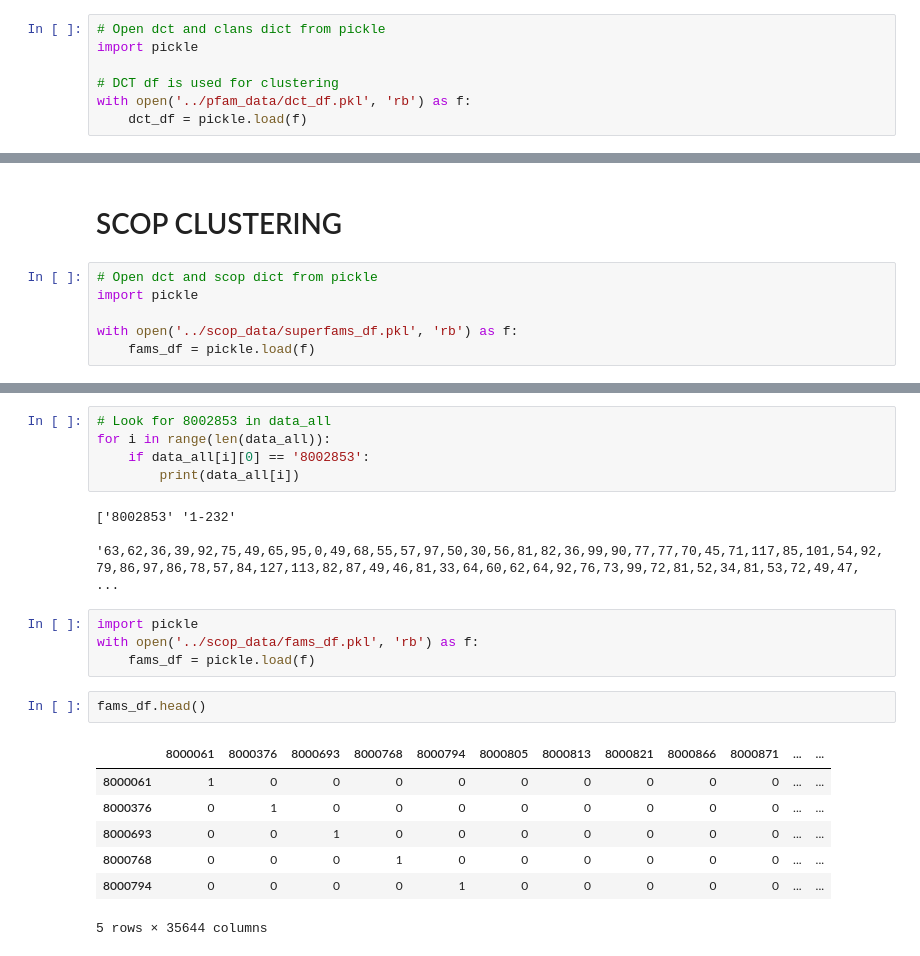
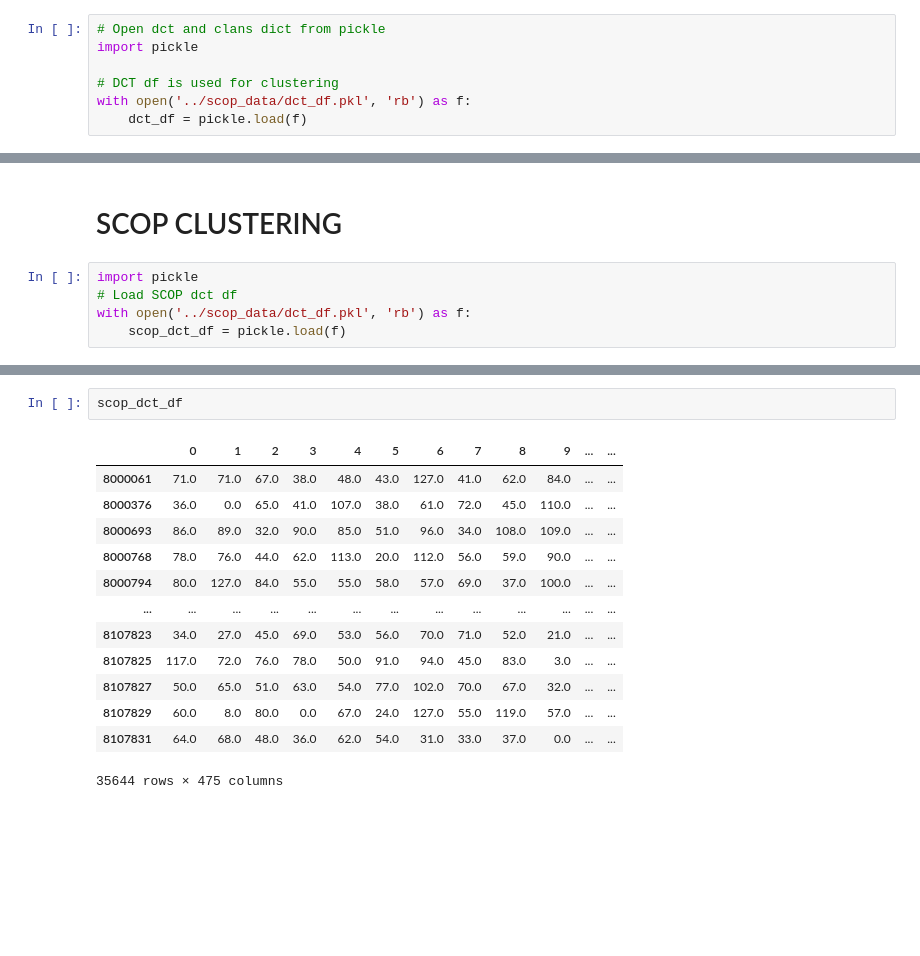
Before and after one commit to biovino1/DCTDomain, a Jupyter notebook: scripts/clusters.ipynb, the cells around one changed output, grey strips where cells are left out. Saved outputs shown, nothing was run; the diff lists cells and outputs as text; blank space fills up the shorter version.

Commit message:
scop dct in df; generalized cluster/comparing

```diff
--- a/scripts/clusters.ipynb
+++ b/scripts/clusters.ipynb
@@ -5,7 +5,7 @@
 import pickle
 
 # DCT df is used for clustering
-with open('../pfam_data/dct_df.pkl', 'rb') as f:
+with open('../scop_data/dct_df.pkl', 'rb') as f:
     dct_df = pickle.load(f)
 # %%
 from scipy.cluster.hierarchy import dendrogram, linkage
@@ -46,8 +46,7 @@ dendrogram(linkage_data)
 # %% [markdown]
 # SCOP CLUSTERING
 # %%
-# Open dct and scop dict from pickle
 import pickle
-
-with open('../scop_data/superfams_df.pkl', 'rb') as f:
-    fams_df = pickle.load(f)
+# Load SCOP dct df
+with open('../scop_data/dct_df.pkl', 'rb') as f:
+    scop_dct_df = pickle.load(f)
@@ -87,22 +53,16 @@ array([['8072807', '1-134',
-# %%
-# Look for 8002853 in data_all
-for i in range(len(data_all)):
-    if data_all[i][0] == '8002853':
-        print(data_all[i])
-# %% [output]
-['8002853' '1-232'
- '63,62,36,39,92,75,49,65,95,0,49,68,55,57,97,50,30,56,81,82,36,99,90,77,77,70,45,71,117,85,101,54,92,79,86,97,86,78,57,84,127,113,82,87,49,46,81,33,64,60,62,64,92,76,73,99,72,81,52,34,81,53,72,49,47, ...
-# %%
-import pickle
-with open('../scop_data/fams_df.pkl', 'rb') as f:
-    fams_df = pickle.load(f)
-# %%
-fams_df.head()
-# %% [output]
-|  | 8000061 | 8000376 | 8000693 | 8000768 | 8000794 | 8000805 | 8000813 | 8000821 | 8000866 | 8000871 | ... | ... |
-| 8000061 | 1 | 0 | 0 | 0 | 0 | 0 | 0 | 0 | 0 | 0 | ... | ... |
-| 8000376 | 0 | 1 | 0 | 0 | 0 | 0 | 0 | 0 | 0 | 0 | ... | ... |
-| 8000693 | 0 | 0 | 1 | 0 | 0 | 0 | 0 | 0 | 0 | 0 | ... | ... |
-| 8000768 | 0 | 0 | 0 | 1 | 0 | 0 | 0 | 0 | 0 | 0 | ... | ... |
-| 8000794 | 0 | 0 | 0 | 0 | 1 | 0 | 0 | 0 | 0 | 0 | ... | ... |
-5 rows × 35644 columns
+# %%
+scop_dct_df
+# %% [output]
+|  | 0 | 1 | 2 | 3 | 4 | 5 | 6 | 7 | 8 | 9 | ... | ... |
+| 8000061 | 71.0 | 71.0 | 67.0 | 38.0 | 48.0 | 43.0 | 127.0 | 41.0 | 62.0 | 84.0 | ... | ... |
+| 8000376 | 36.0 | 0.0 | 65.0 | 41.0 | 107.0 | 38.0 | 61.0 | 72.0 | 45.0 | 110.0 | ... | ... |
+| 8000693 | 86.0 | 89.0 | 32.0 | 90.0 | 85.0 | 51.0 | 96.0 | 34.0 | 108.0 | 109.0 | ... | ... |
+| 8000768 | 78.0 | 76.0 | 44.0 | 62.0 | 113.0 | 20.0 | 112.0 | 56.0 | 59.0 | 90.0 | ... | ... |
+| 8000794 | 80.0 | 127.0 | 84.0 | 55.0 | 55.0 | 58.0 | 57.0 | 69.0 | 37.0 | 100.0 | ... | ... |
+| ... | ... | ... | ... | ... | ... | ... | ... | ... | ... | ... | ... | ... |
+| 8107823 | 34.0 | 27.0 | 45.0 | 69.0 | 53.0 | 56.0 | 70.0 | 71.0 | 52.0 | 21.0 | ... | ... |
+| 8107825 | 117.0 | 72.0 | 76.0 | 78.0 | 50.0 | 91.0 | 94.0 | 45.0 | 83.0 | 3.0 | ... | ... |
+| 8107827 | 50.0 | 65.0 | 51.0 | 63.0 | 54.0 | 77.0 | 102.0 | 70.0 | 67.0 | 32.0 | ... | ... |
+| 8107829 | 60.0 | 8.0 | 80.0 | 0.0 | 67.0 | 24.0 | 127.0 | 55.0 | 119.0 | 57.0 | ... | ... |
+| 8107831 | 64.0 | 68.0 | 48.0 | 36.0 | 62.0 | 54.0 | 31.0 | 33.0 | 37.0 | 0.0 | ... | ... |
+35644 rows × 475 columns
```
Also changed, not shown: parts of 3 cells of this notebook, 4 other files.
